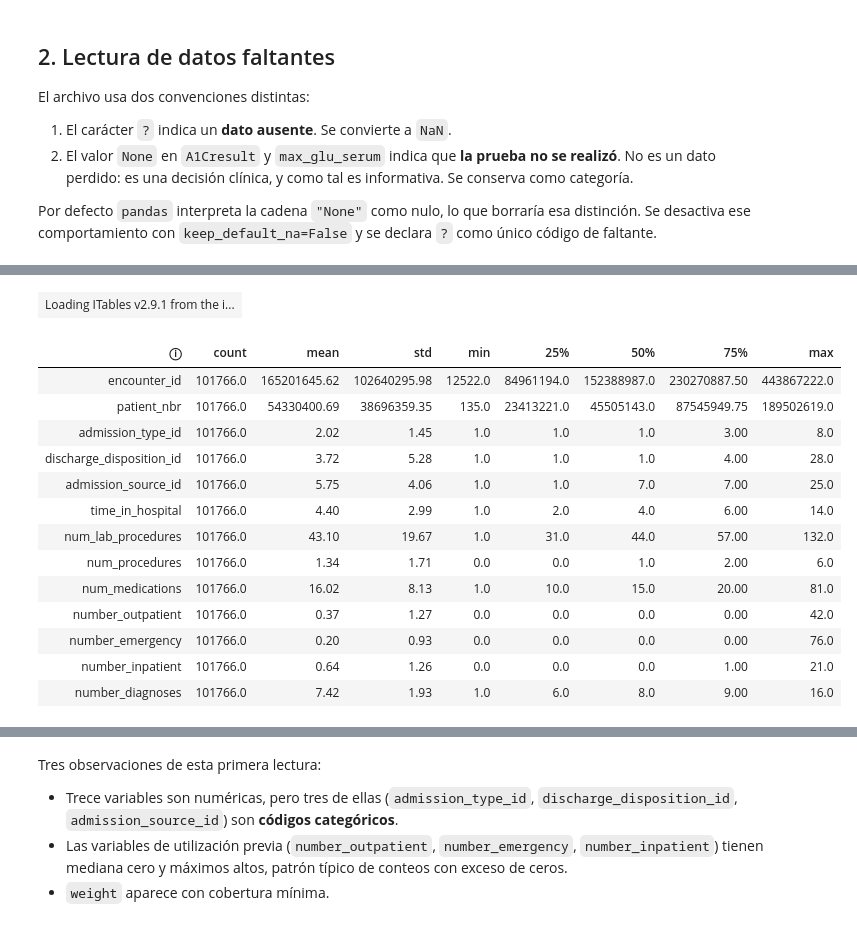
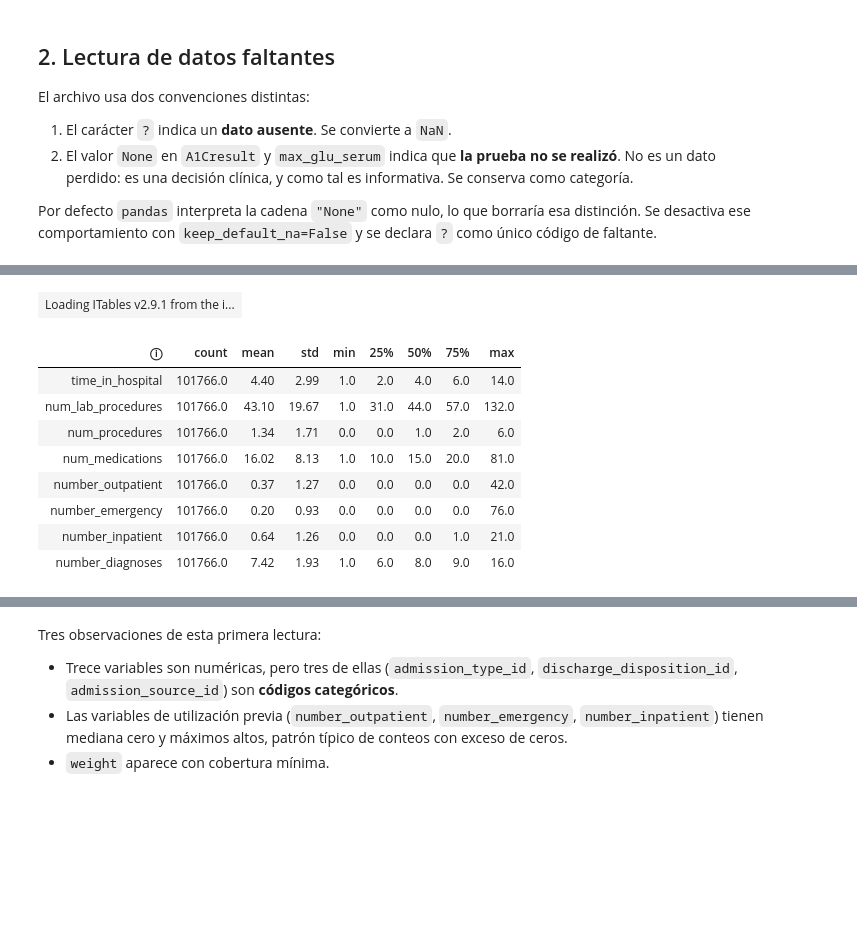
Before and after one commit to joshua2412-a/Diabetes_ProyectoML_202630, a Jupyter notebook: docs/01_Datos.ipynb, the cells around one changed output, grey strips where cells are left out. Cells and saved outputs as stored; diff of their text form; code cells hidden in the pictures; blank space fills up the shorter version.

```diff
--- a/docs/01_Datos.ipynb
+++ b/docs/01_Datos.ipynb
@@ -92,18 +145,27 @@ memory usage: 49.2 MB
 # %%
-tabla(crudo.describe(include="number").T.round(2))
+tabla(
+    crudo
+    .select_dtypes(include="number")
+    .drop(columns=[
+        "encounter_id",
+        "patient_nbr",
+        "admission_type_id",
+        "discharge_disposition_id",
+        "admission_source_id"
+    ])
+    .describe()
+    .T
+    .round(2),
+    filas=20
+)
 # %% [output]
 | Loading ITables v2.9.1 from the i... |
 | ⓘ | count | mean | std | min | 25% | 50% | 75% | max |
-| encounter_id | 101766.0 | 165201645.62 | 102640295.98 | 12522.0 | 84961194.0 | 152388987.0 | 230270887.50 | 443867222.0 |
-| patient_nbr | 101766.0 | 54330400.69 | 38696359.35 | 135.0 | 23413221.0 | 45505143.0 | 87545949.75 | 189502619.0 |
-| admission_type_id | 101766.0 | 2.02 | 1.45 | 1.0 | 1.0 | 1.0 | 3.00 | 8.0 |
-| discharge_disposition_id | 101766.0 | 3.72 | 5.28 | 1.0 | 1.0 | 1.0 | 4.00 | 28.0 |
-| admission_source_id | 101766.0 | 5.75 | 4.06 | 1.0 | 1.0 | 7.0 | 7.00 | 25.0 |
-| time_in_hospital | 101766.0 | 4.40 | 2.99 | 1.0 | 2.0 | 4.0 | 6.00 | 14.0 |
-| num_lab_procedures | 101766.0 | 43.10 | 19.67 | 1.0 | 31.0 | 44.0 | 57.00 | 132.0 |
-| num_procedures | 101766.0 | 1.34 | 1.71 | 0.0 | 0.0 | 1.0 | 2.00 | 6.0 |
-| num_medications | 101766.0 | 16.02 | 8.13 | 1.0 | 10.0 | 15.0 | 20.00 | 81.0 |
-| number_outpatient | 101766.0 | 0.37 | 1.27 | 0.0 | 0.0 | 0.0 | 0.00 | 42.0 |
-| number_emergency | 101766.0 | 0.20 | 0.93 | 0.0 | 0.0 | 0.0 | 0.00 | 76.0 |
-| number_inpatient | 101766.0 | 0.64 | 1.26 | 0.0 | 0.0 | 0.0 | 1.00 | 21.0 |
-| number_diagnoses | 101766.0 | 7.42 | 1.93 | 1.0 | 6.0 | 8.0 | 9.00 | 16.0 |
+| time_in_hospital | 101766.0 | 4.40 | 2.99 | 1.0 | 2.0 | 4.0 | 6.0 | 14.0 |
+| num_lab_procedures | 101766.0 | 43.10 | 19.67 | 1.0 | 31.0 | 44.0 | 57.0 | 132.0 |
+| num_procedures | 101766.0 | 1.34 | 1.71 | 0.0 | 0.0 | 1.0 | 2.0 | 6.0 |
+| num_medications | 101766.0 | 16.02 | 8.13 | 1.0 | 10.0 | 15.0 | 20.0 | 81.0 |
+| number_outpatient | 101766.0 | 0.37 | 1.27 | 0.0 | 0.0 | 0.0 | 0.0 | 42.0 |
+| number_emergency | 101766.0 | 0.20 | 0.93 | 0.0 | 0.0 | 0.0 | 0.0 | 76.0 |
+| number_inpatient | 101766.0 | 0.64 | 1.26 | 0.0 | 0.0 | 0.0 | 1.0 | 21.0 |
+| number_diagnoses | 101766.0 | 7.42 | 1.93 | 1.0 | 6.0 | 8.0 | 9.0 | 16.0 |
```
Also changed, not shown: parts of 8 cells of this notebook, 1 other file.
